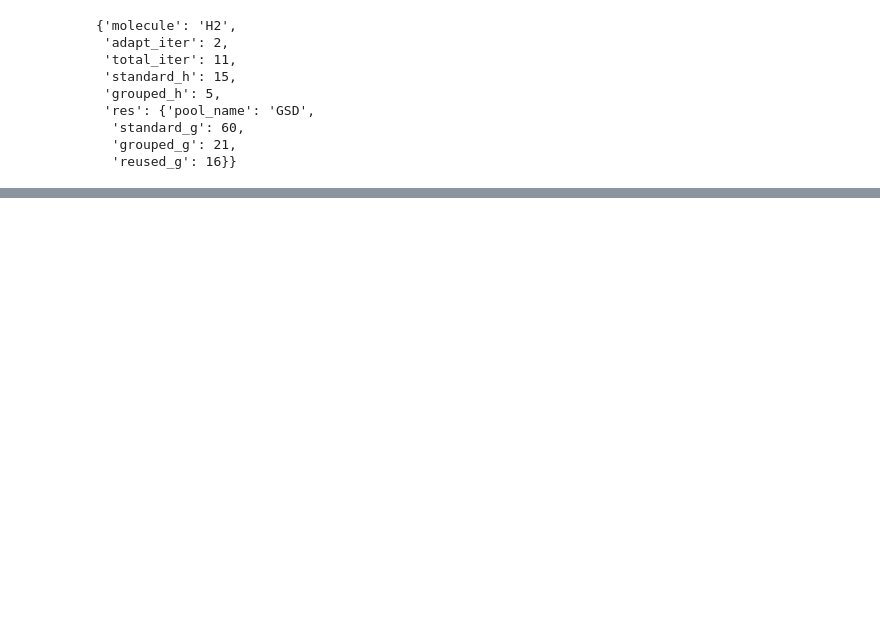
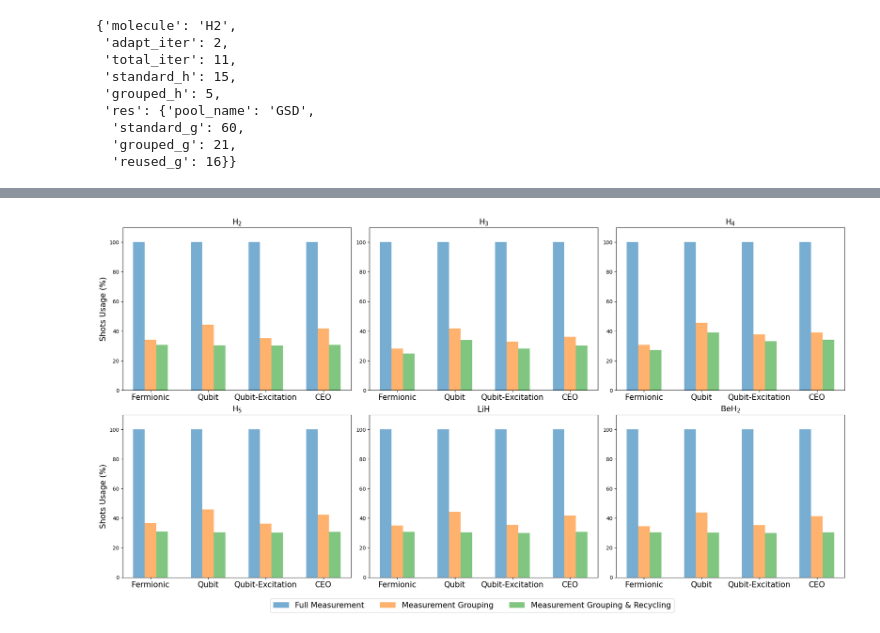
Before and after one commit to azhar-ikhtiarudin/ShotOptimization-ADAPT-VQE, a Jupyter notebook: data/data_meas_recycle.ipynb, the cells around one changed output, grey strips where cells are left out. Cells and saved outputs as stored; diff of their text form; code cells hidden in the pictures; blank space fills up the shorter version.

```diff
--- a/data/data_meas_recycle.ipynb
+++ b/data/data_meas_recycle.ipynb
@@ -76,0 +105,84 @@ H2: 30.52
+# %%
+import matplotlib.pyplot as plt
+import numpy as np
+
+# Molecule variations
+molecules = ["H$_2$", "H$_3$", "H$_4$", "H$_5$", "LiH", "BeH$_2$"]
+
+# Data for each molecule
+pools_data = {
+    "H$_2$": ("Fermionic", "Qubit", "Qubit-Excitation", "CEO"),
+    "H$_3$": ("Fermionic", "Qubit", "Qubit-Excitation", "CEO"),
+    "H$_4$": ("Fermionic", "Qubit", "Qubit-Excitation", "CEO"),
+    "H$_5$": ("Fermionic", "Qubit", "Qubit-Excitation", "CEO"),
+    "LiH": ("Fermionic", "Qubit", "Qubit-Excitation", "CEO"),
+    "BeH$_2$": ("Fermionic", "Qubit", "Qubit-Excitation", "CEO"),
+}
+
+methods_data = {
+    "H$_2$": {
+        'Full Measurement': (100, 100, 100, 100),
+        'Measurement Grouping': (34.03, 44.28, 35.02, 41.75),
+        'Measurement Grouping & Recycling': (30.52, 30.21, 29.96, 30.52),
+    },
+    "H$_3$": {
+        'Full Measurement': (100, 100, 100, 100),
+        'Measurement Grouping': (28.05, 41.62, 32.76, 36.04),
+        'Measurement Grouping & Recycling': (24.67, 33.83, 27.92, 30),
+    },
+    "H$_4$": {
+        'Full Measurement': (100, 100, 100, 100),
+        'Measurement Grouping': (30.53, 45.39, 37.60, 39.00),
+        'Measurement Grouping & Recycling': (26.93, 38.87, 33.17, 34.09),
+    },
+    "H$_5$": {
+        'Full Measurement': (100, 100, 100, 100),
+        'Measurement Grouping': (36.80, 46.00, 36.20, 42.30),
+        'Measurement Grouping & Recycling': (31.00, 30.50, 30.20, 30.80),
+    },
+    "LiH": {
+        'Full Measurement': (100, 100, 100, 100),
+        'Measurement Grouping': (35.00, 44.50, 35.50, 41.80),
+        'Measurement Grouping & Recycling': (30.80, 30.40, 30.10, 30.70),
+    },
+    "BeH$_2$": {
+        'Full Measurement': (100, 100, 100, 100),
+        'Measurement Grouping': (34.50, 43.90, 35.20, 41.30),
+        'Measurement Grouping & Recycling': (30.60, 30.30, 30.00, 30.50),
+    },
+}
+
+# Creating 3x2 grid
+fig, axes = plt.subplots(2, 3, figsize=(20, 10), layout='constrained')
+width = 0.2  # Width of the bars
+
+for i, (ax, molecule) in enumerate(zip(axes.flat, molecules)):
+    pools = pools_data[molecule]
+    methods = methods_data[molecule]
+    x = np.arange(len(pools))  # Label locations
+    multiplier = -0.5
+
+    for attribute, measurement in methods.items():
+        offset = width * multiplier
+        rects = ax.bar(x + offset, measurement, width, label=attribute, alpha=0.6)
+        multiplier += 1
+
+    # Labels and ticks
+    ax.set_title(molecule, fontsize=15)
+    if i % 3 == 0:
+        ax.set_ylabel('Shots Usage (%)', fontsize=15)
+    ax.set_xticks(x + width / 2, pools, fontsize=15)
+    ax.tick_params(axis='y', labelsize=10)
+    ax.set_ylim(0, 110)
+
+# Add a single legend outside the plots
+handles, labels = ax.get_legend_handles_labels()
+fig.legend(handles, labels, loc='lower center', ncol=3, fontsize=15, bbox_to_anchor=(0.5, -0.07))
+
+plt.savefig('Full_Measurement_recycling.pdf', format='pdf', dpi=300, bbox_inches='tight')
+# plt.savefig('Full_Measurement_recycling.eps', format='eps', dpi=300, bbox_inches='tight')
+
+# Show the plot
+plt.show()
+# %% [output]
+[figure, added]
```
Also changed, not shown: parts of 3 cells of this notebook, 3 other files.
